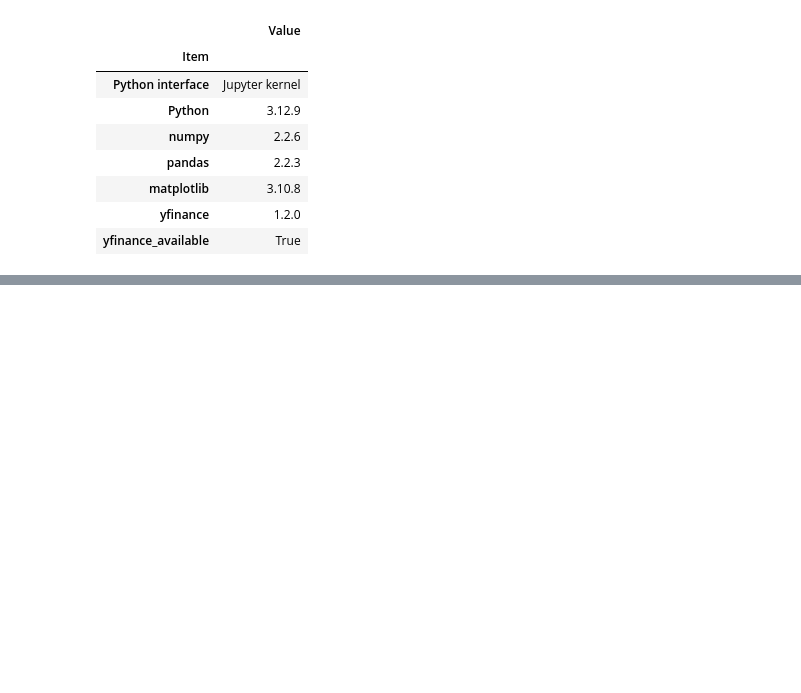
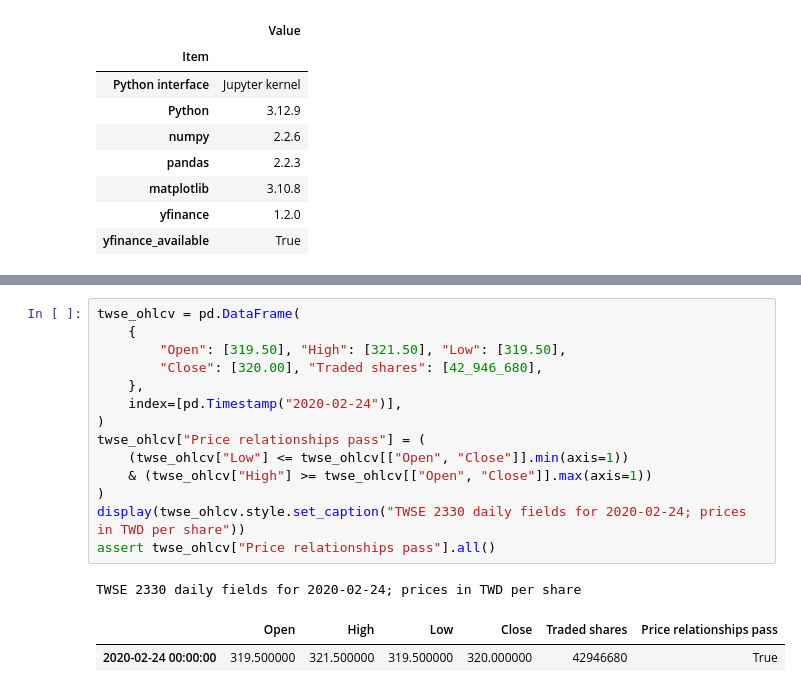
Before and after one commit to KennethWYLee/FinTech, a Jupyter notebook: course/02/week2_main.ipynb, the cells around one changed output, grey strips where cells are left out. Drawn from its saved outputs; the diff is of its cells as text; blank space fills up the shorter version.

```diff
--- a/course/02/week2_main.ipynb
+++ b/course/02/week2_main.ipynb
@@ -1511,0 +512,18 @@ Cash implied by the announced amount for stated eligible share counts
+# %%
+twse_ohlcv = pd.DataFrame(
+    {
+        "Open": [319.50], "High": [321.50], "Low": [319.50],
+        "Close": [320.00], "Traded shares": [42_946_680],
+    },
+    index=[pd.Timestamp("2020-02-24")],
+)
+twse_ohlcv["Price relationships pass"] = (
+    (twse_ohlcv["Low"] <= twse_ohlcv[["Open", "Close"]].min(axis=1))
+    & (twse_ohlcv["High"] >= twse_ohlcv[["Open", "Close"]].max(axis=1))
+)
+display(twse_ohlcv.style.set_caption("TWSE 2330 daily fields for 2020-02-24; prices in TWD per share"))
+assert twse_ohlcv["Price relationships pass"].all()
+# %% [output]
+TWSE 2330 daily fields for 2020-02-24; prices in TWD per share
+|  | Open | High | Low | Close | Traded shares | Price relationships pass |
+| 2020-02-24 00:00:00 | 319.500000 | 321.500000 | 319.500000 | 320.000000 | 42946680 | True |
```
Also changed, not shown: parts of 125 cells of this notebook.
